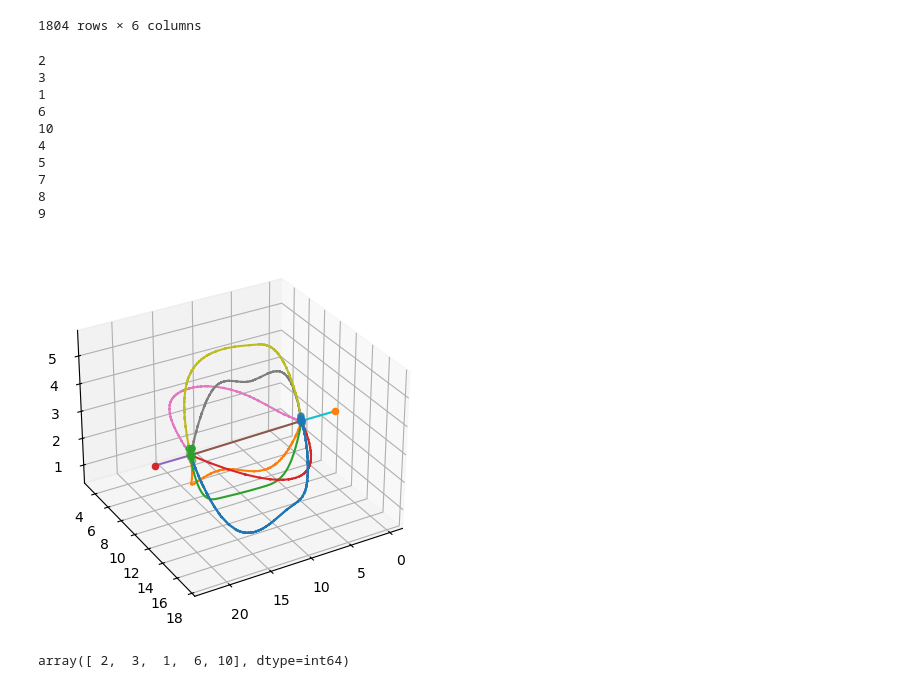
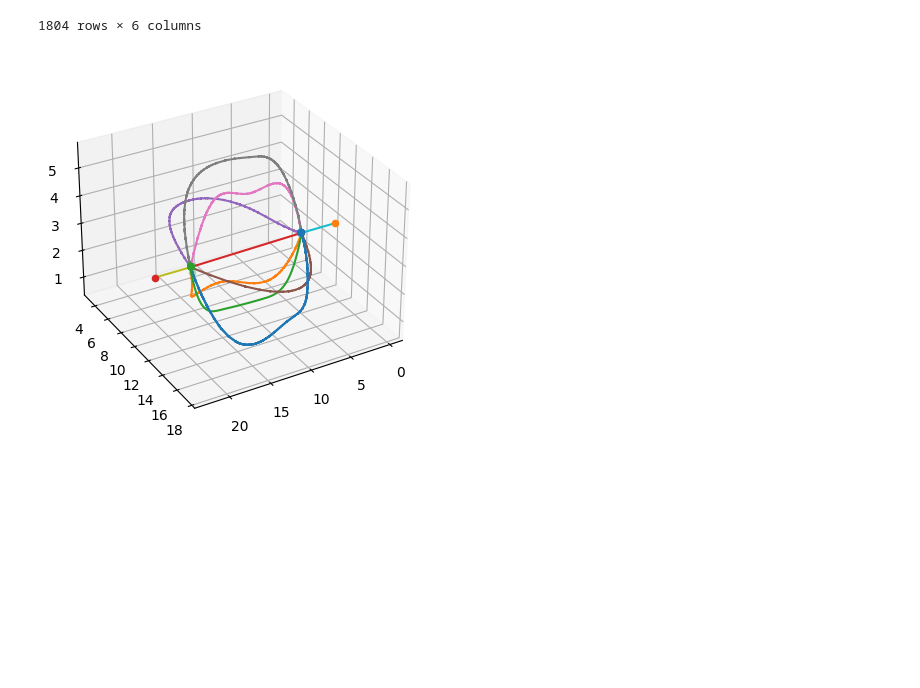
Before and after one commit to joeforth/fractal_slicer, a Jupyter notebook: many_colours_one_file_network.ipynb, the cells around one changed output. Cells and saved outputs as stored; diff of their text form; code cells hidden in the pictures; blank space fills up the shorter version.

Commit message:
started print order

```diff
--- a/many_colours_one_file_network.ipynb
+++ b/many_colours_one_file_network.ipynb
@@ -200,6 +200,7 @@ def eulerficator(df, terminal_points, nodes):
             start_node = end_node
             end_node = connected_nodes[connected_nodes != start_node][0]
             current_line_nodes.append(end_node)
+            node_order.append(end_node)
 
             connected_lines = cluster_dict[end_node]
 
@@ -210,6 +211,28 @@ def eulerficator(df, terminal_points, nodes):
         node_order_grouped.append(current_line_nodes)
 
     return line_order, node_order, line_order_grouped, node_order_grouped
+
+
+def line_order_corrector(df, line_order, line_order_grouped):
+    # Make lines run in node order.
+    df = df.set_index('line_id').loc[line_order].reset_index()   # Reorder the dataframe based on the line order
+
+    for idx_path, path in enumerate(line_order_grouped):
+        for idx_line, line in enumerate(path):
+            start_node = node_order_grouped[idx_path][idx_line]
+            line_start = df[df['line_id'] == line].iloc[0][['x', 'y', 'z']].values
+            node_loc = nodes.loc[start_node][['x', 'y', 'z']].values
+
+            if not np.array_equal(line_start, node_loc):
+                # print('Reversing line ', line)
+                df[df['line_id'] == line] = df[df['line_id'] == line].iloc[::-1]
+    return df
+
+def e_calculator(df):
+    alpha = 1
+    diameter = 1
+    df['E'] = np.pi*alpha*df['distance_from_last']*(diameter/2)**2  # Amount to extrude
+    return df
 
 # Calculate the distance between consecutive points
 df = distance_calculator(df)
@@ -231,62 +254,38 @@ df = shapesplitter(df)
 # Set distance from last to NaN for the first row of each line
 df.loc[df.groupby('line_id').head(1).index, 'distance_from_last'] = np.nan
 
+# Find nodes using hierarchical clustering
 df, terminal_points, nodes = node_finder(df)
-# line_plotter(df)
 
+# Calculate line order via z-weighted Fleury-ish algorithm
 line_order, node_order, line_order_grouped, node_order_grouped = eulerficator(df, terminal_points, nodes)
+
+# Correct line order to run in node order
+df = line_order_corrector(df, line_order, line_order_grouped)
+df = distance_calculator(df)
+df = df[df['distance_from_last'] != 0.]
+
+# Calculate extrusion amount between points
+df = e_calculator(df)
 # %%
 # Plots lines assigning a colour to each line_id
 fig = plt.figure()
 ax = fig.add_subplot(111, projection='3d')
 
-for n in line_order[0:10]:
-    print(n)
+for n in line_order:
     ax.plot(df[df['line_id'] == n]['x'], df[df['line_id'] == n]['y'], df[df['line_id'] == n]['z'])
 
 # for n in np.unique(df['line_id'].values):
 #     ax.plot(df[df['line_id'] == n]['x'], df[df['line_id'] == n]['y'], df[df['line_id'] == n]['z'])
 
 # If you need a specific line plotting
 n = 2
 ax.plot(df[df['line_id'] == n]['x'], df[df['line_id'] == n]['y'], df[df['line_id'] == n]['z'])
 
 for n in np.unique(terminal_points['cluster'].values):
     ax.scatter(terminal_points[terminal_points['cluster'] == n]['x'], terminal_points[terminal_points['cluster'] == n]['y'], terminal_points[terminal_points['cluster'] == n]['z'])
 
 ax.view_init(elev=30, azim=60)  # Elevation of 30 degrees, azimuth of 45 degrees
 plt.show()
 # %% [output]
-2
-3
-1
-6
-10
-4
-5
-7
-8
-9
-[figure, old version]
+[figure, new version]
-# %%
-alpha = 1
-diameter = 1
-df['E'] = np.pi*alpha*df['distance_from_last']*(diameter/2)**2  # Amount to extrude
-# Filter and reorder
-df_write = (
-    df[df["line_id"].isin(line_order_grouped[0])]  # Select rows with IDs in desired_order
-    .set_index("line_id")                 # Set ID as the index
-    .loc[line_order_grouped[0]]              # Reorder based on desired_order
-    .reset_index()                   # Reset the index
-)
-
-# Prep output for writing
-gcode_output = "\n".join(
-    "G01 X" + df["x_coord"].astype(str) + " Y" + df["y_coord"].astype(str)
-)
-
-# Write to a file
-with open("gcode.txt", "w") as file:
-    file.write(gcode_output)
-# %% [output]
-array([ 2,  3,  1,  6, 10], dtype=int64)
```
Also changed, not shown: parts of 5 cells of this notebook, 1 other file.
